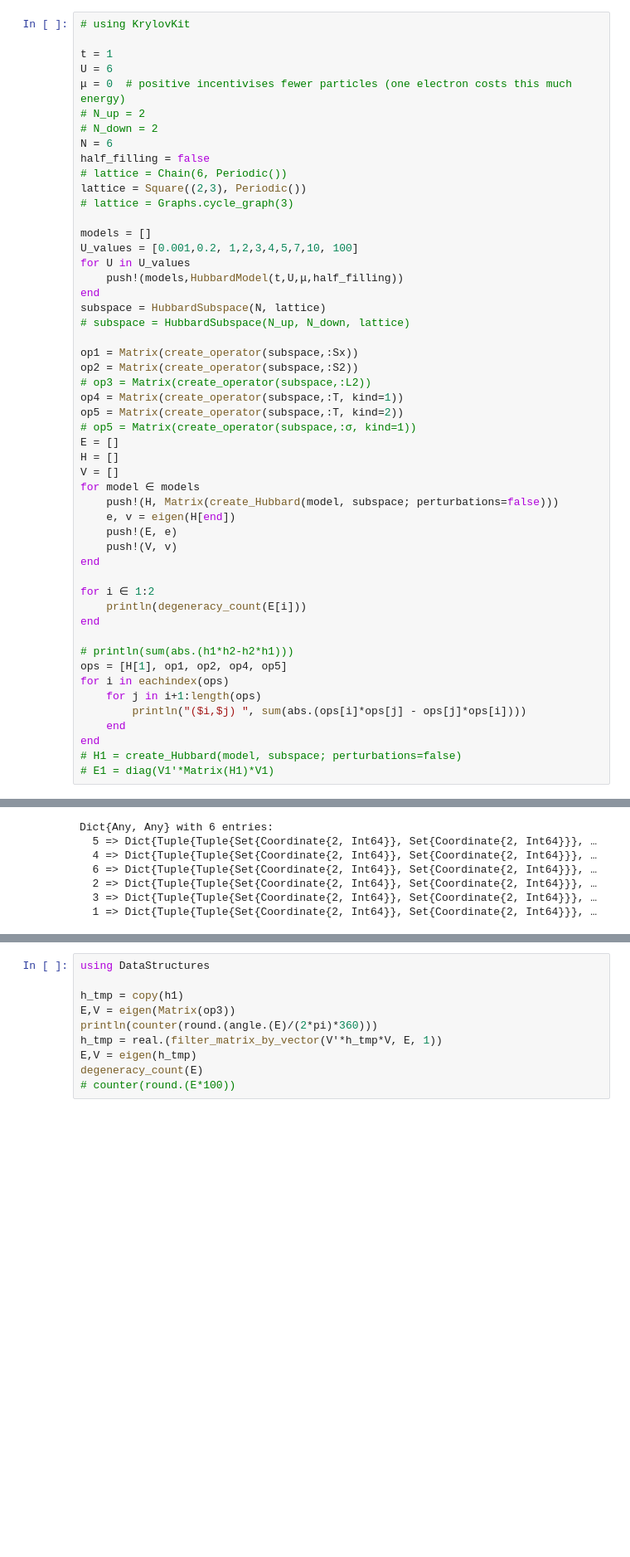
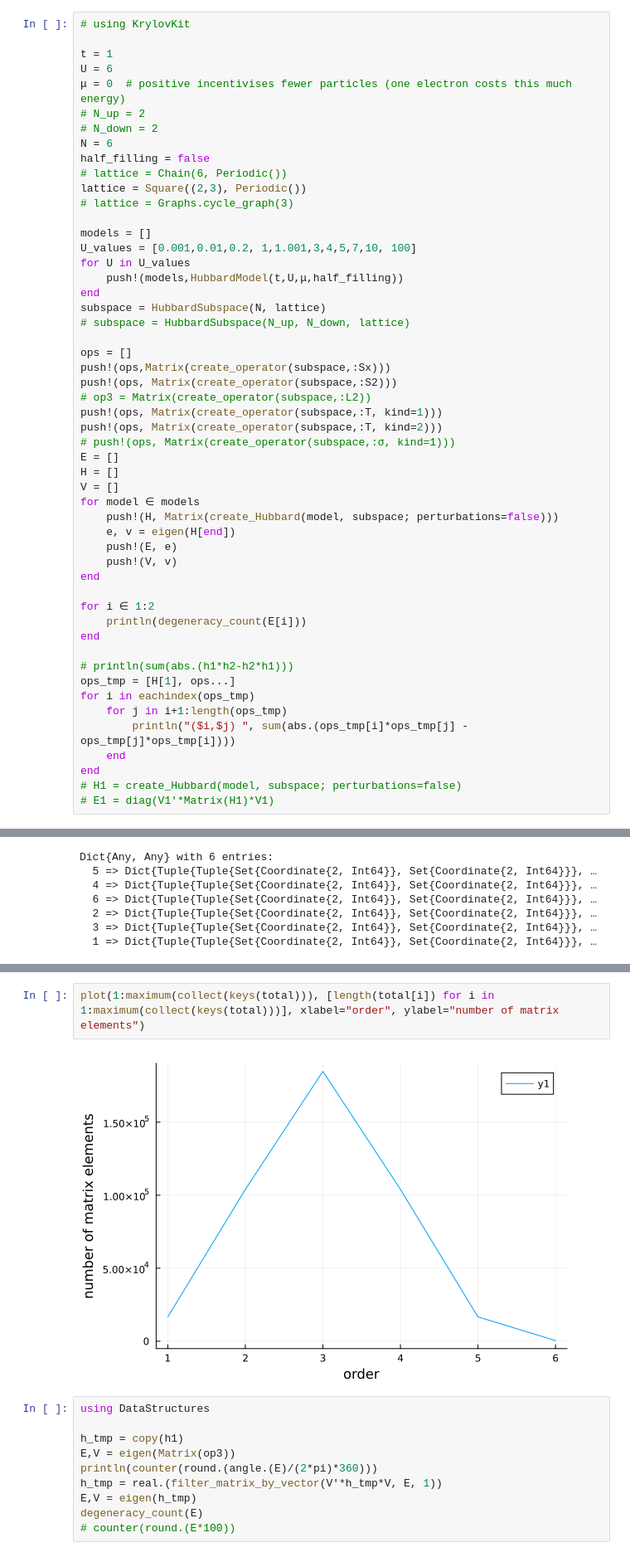
Before and after one commit to GoodStuff11/ML-signproblem, a Jupyter notebook: experimenting/ed/hubbard_ed.ipynb, the cells around one changed output, grey strips where cells are left out. Shown at 83% size. Drawn from its saved outputs; the diff is of its cells as text; blank space fills up the shorter version.

```diff
--- a/experimenting/ed/hubbard_ed.ipynb
+++ b/experimenting/ed/hubbard_ed.ipynb
@@ -104,19 +49,20 @@ lattice = Square((2,3), Periodic())
 # lattice = Graphs.cycle_graph(3)
 
 models = []
-U_values = [0.001,0.2, 1,2,3,4,5,7,10, 100]
+U_values = [0.001,0.01,0.2, 1,1.001,3,4,5,7,10, 100]
 for U in U_values
     push!(models,HubbardModel(t,U,μ,half_filling))
 end
 subspace = HubbardSubspace(N, lattice)
 # subspace = HubbardSubspace(N_up, N_down, lattice)
 
-op1 = Matrix(create_operator(subspace,:Sx))
-op2 = Matrix(create_operator(subspace,:S2))
+ops = []
+push!(ops,Matrix(create_operator(subspace,:Sx)))
+push!(ops, Matrix(create_operator(subspace,:S2)))
 # op3 = Matrix(create_operator(subspace,:L2))
-op4 = Matrix(create_operator(subspace,:T, kind=1))
-op5 = Matrix(create_operator(subspace,:T, kind=2))
-# op5 = Matrix(create_operator(subspace,:σ, kind=1))
+push!(ops, Matrix(create_operator(subspace,:T, kind=1)))
+push!(ops, Matrix(create_operator(subspace,:T, kind=2)))
+# push!(ops, Matrix(create_operator(subspace,:σ, kind=1)))
 E = []
 H = []
 V = []
@@ -132,10 +78,10 @@ for i ∈ 1:2
 end
 
 # println(sum(abs.(h1*h2-h2*h1)))
-ops = [H[1], op1, op2, op4, op5]
-for i in eachindex(ops)
-    for j in i+1:length(ops)
-        println("($i,$j) ", sum(abs.(ops[i]*ops[j] - ops[j]*ops[i])))
+ops_tmp = [H[1], ops...]
+for i in eachindex(ops_tmp)
+    for j in i+1:length(ops_tmp)
+        println("($i,$j) ", sum(abs.(ops_tmp[i]*ops_tmp[j] - ops_tmp[j]*ops_tmp[i])))
     end
 end
 # H1 = create_Hubbard(model, subspace; perturbations=false)
@@ -226,3 +374,7 @@ plot(total, ylims=(0,Inf))
+# %%
+plot(1:maximum(collect(keys(total))), [length(total[i]) for i in 1:maximum(collect(keys(total)))], xlabel="order", ylabel="number of matrix elements")
+# %% [output]
+[figure, added]
 # %%
 using DataStructures
 
```
Also changed, not shown: parts of 18 cells of this notebook, 2 other files.
